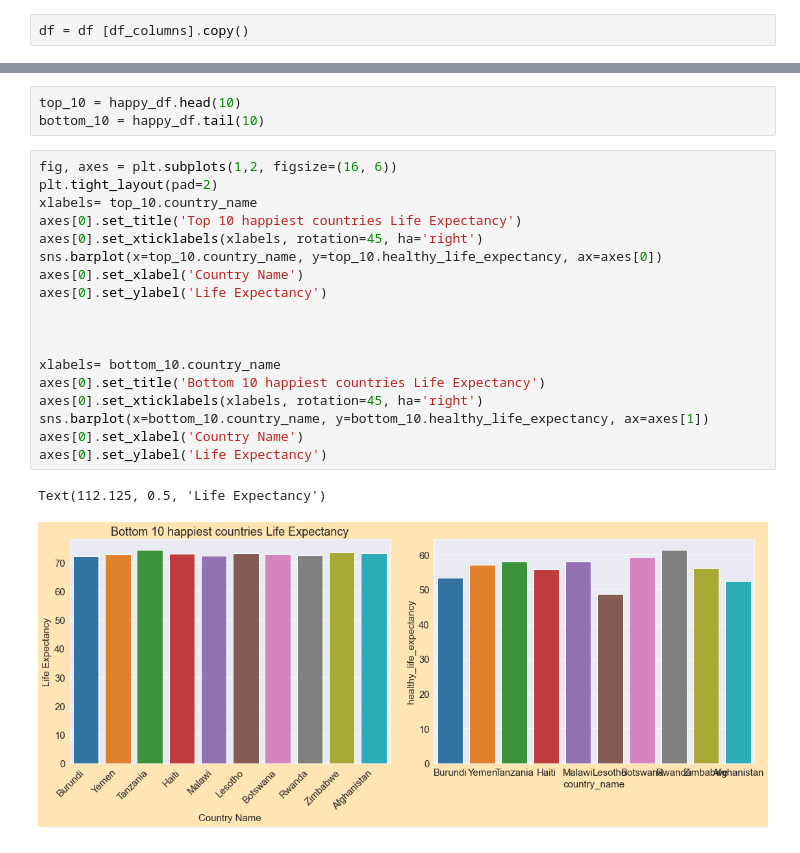
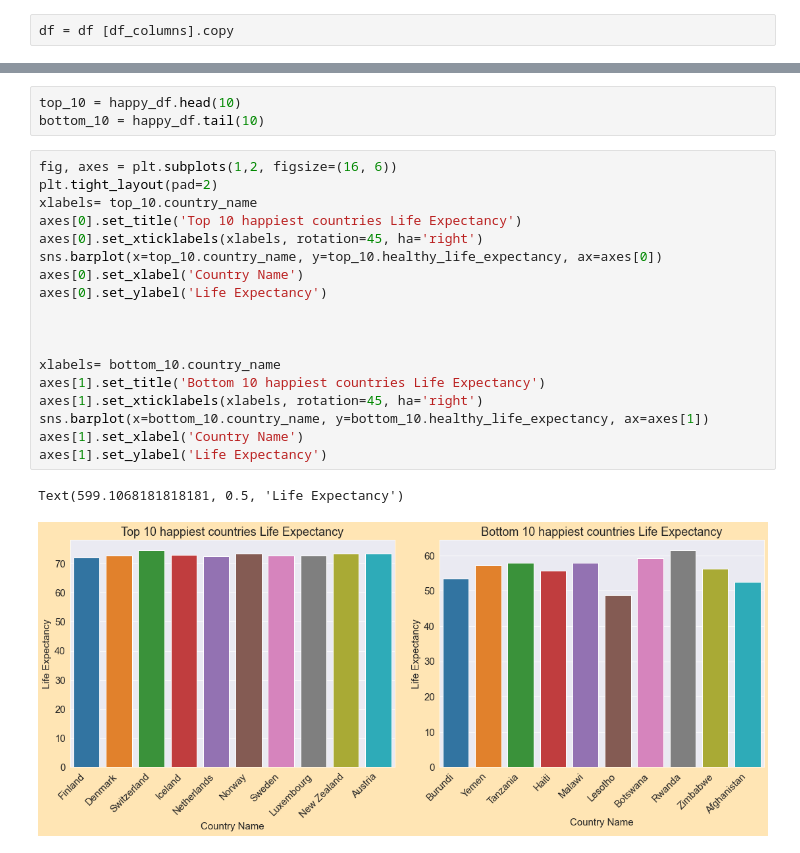
Before and after one commit to eliud-kagema/world-happiness-analysis, a Jupyter notebook: world-happiness-report-2021.ipynb, the cells around one changed output, grey strips where cells are left out. Drawn from its saved outputs; the diff is of its cells as text.

```diff
--- a/world-happiness-report-2021.ipynb
+++ b/world-happiness-report-2021.ipynb
@@ -21,7 +21,7 @@ df.head(2)
 # %%
 df_columns = ['Country name', 'Regional indicator', 'Ladder score', 'Logged GDP per capita', 'Social support', 'Healthy life expectancy', 'Freedom to make life choices', 'Generosity', 'Perceptions of corruption' ]
 # %%
-df = df [df_columns].copy()
+df = df [df_columns].copy
 # %%
 df.head(2)
 # %% [output]
@@ -148,21 +148,21 @@ bottom_10 = happy_df.tail(10)
 # %%
 fig, axes = plt.subplots(1,2, figsize=(16, 6))
 plt.tight_layout(pad=2)
 xlabels= top_10.country_name
 axes[0].set_title('Top 10 happiest countries Life Expectancy')
 axes[0].set_xticklabels(xlabels, rotation=45, ha='right')
 sns.barplot(x=top_10.country_name, y=top_10.healthy_life_expectancy, ax=axes[0])
 axes[0].set_xlabel('Country Name')
 axes[0].set_ylabel('Life Expectancy')
 
 
 
 xlabels= bottom_10.country_name
-axes[0].set_title('Bottom 10 happiest countries Life Expectancy')
-axes[0].set_xticklabels(xlabels, rotation=45, ha='right')
+axes[1].set_title('Bottom 10 happiest countries Life Expectancy')
+axes[1].set_xticklabels(xlabels, rotation=45, ha='right')
 sns.barplot(x=bottom_10.country_name, y=bottom_10.healthy_life_expectancy, ax=axes[1])
-axes[0].set_xlabel('Country Name')
-axes[0].set_ylabel('Life Expectancy')
+axes[1].set_xlabel('Country Name')
+axes[1].set_ylabel('Life Expectancy')
 # %% [output]
-Text(112.125, 0.5, 'Life Expectancy')
+Text(599.1068181818181, 0.5, 'Life Expectancy')
-[figure, old version]
+[figure, new version]
```
Also changed, not shown: parts of 1 cell of this notebook.
